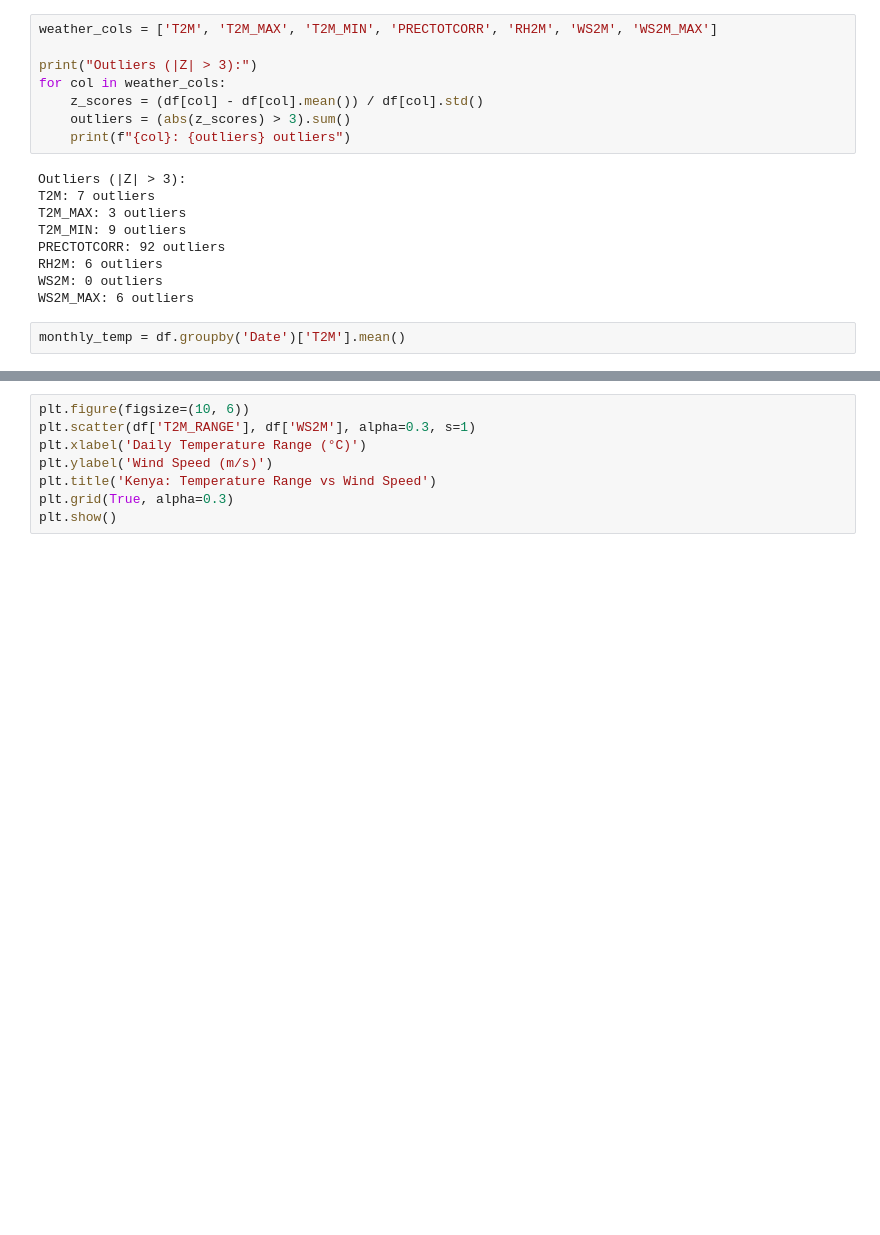
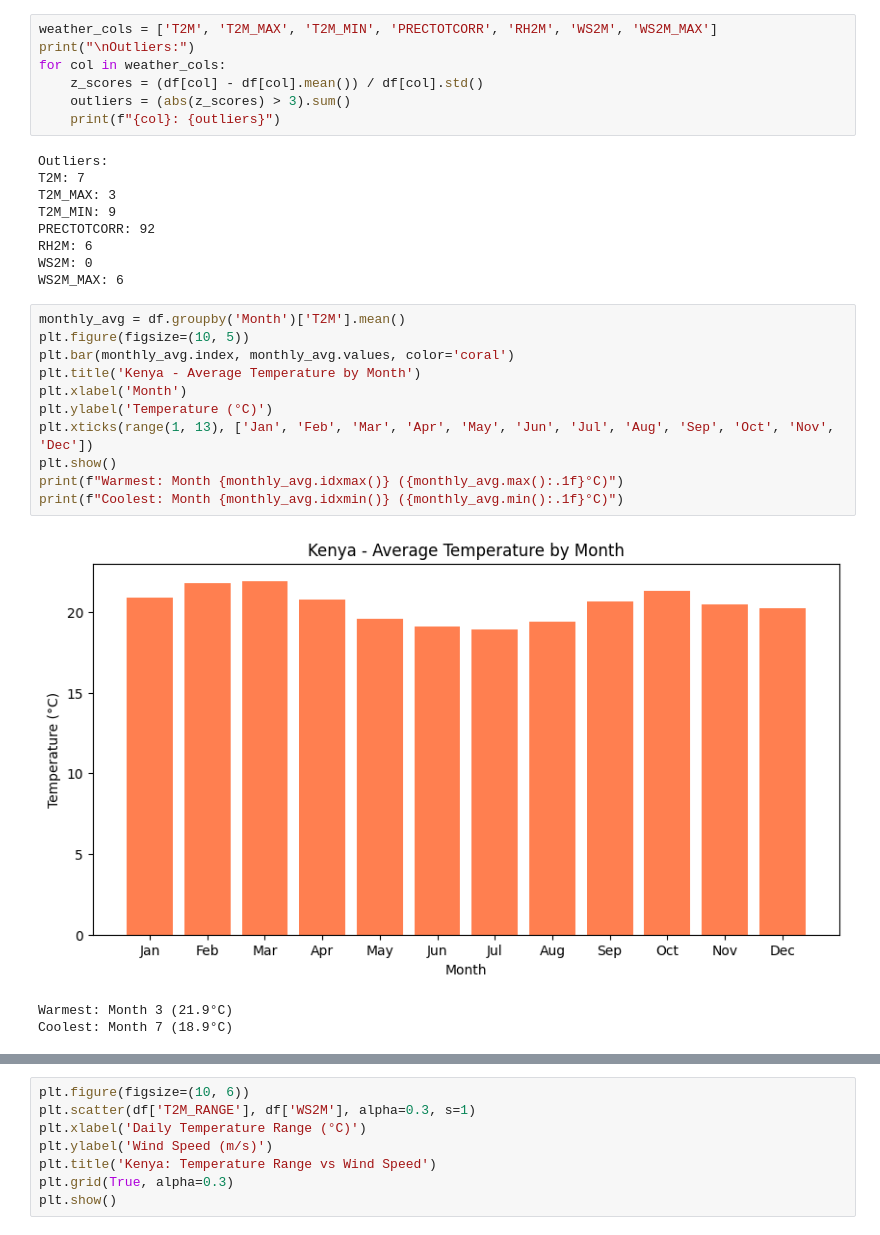
Before and after one commit to bethabreham/climate-challenge-week0, a Jupyter notebook: notebooks/kenya_eda.ipynb, the cells around one changed output, grey strips where cells are left out. Saved outputs shown, nothing was run; the diff lists cells and outputs as text; blank space fills up the shorter version.

```diff
--- a/notebooks/kenya_eda.ipynb
+++ b/notebooks/kenya_eda.ipynb
@@ -82,19 +17,31 @@ df.describe()
 # %%
 weather_cols = ['T2M', 'T2M_MAX', 'T2M_MIN', 'PRECTOTCORR', 'RH2M', 'WS2M', 'WS2M_MAX']
-
-print("Outliers (|Z| > 3):")
+print("\nOutliers:")
 for col in weather_cols:
     z_scores = (df[col] - df[col].mean()) / df[col].std()
     outliers = (abs(z_scores) > 3).sum()
-    print(f"{col}: {outliers} outliers")
+    print(f"{col}: {outliers}")
 # %% [output]
-Outliers (|Z| > 3):
-T2M: 7 outliers
-T2M_MAX: 3 outliers
-T2M_MIN: 9 outliers
-PRECTOTCORR: 92 outliers
-RH2M: 6 outliers
-WS2M: 0 outliers
-WS2M_MAX: 6 outliers
+Outliers:
+T2M: 7
+T2M_MAX: 3
+T2M_MIN: 9
+PRECTOTCORR: 92
+RH2M: 6
+WS2M: 0
+WS2M_MAX: 6
-# %%
-monthly_temp = df.groupby('Date')['T2M'].mean()
+# %%
+monthly_avg = df.groupby('Month')['T2M'].mean()
+plt.figure(figsize=(10, 5))
+plt.bar(monthly_avg.index, monthly_avg.values, color='coral')
+plt.title('Kenya - Average Temperature by Month')
+plt.xlabel('Month')
+plt.ylabel('Temperature (°C)')
+plt.xticks(range(1, 13), ['Jan', 'Feb', 'Mar', 'Apr', 'May', 'Jun', 'Jul', 'Aug', 'Sep', 'Oct', 'Nov', 'Dec'])
+plt.show()
+print(f"Warmest: Month {monthly_avg.idxmax()} ({monthly_avg.max():.1f}°C)")
+print(f"Coolest: Month {monthly_avg.idxmin()} ({monthly_avg.min():.1f}°C)")
+# %% [output]
+[figure, added]
+Warmest: Month 3 (21.9°C)
+Coolest: Month 7 (18.9°C)
```
Also changed, not shown: parts of 25 cells of this notebook.
